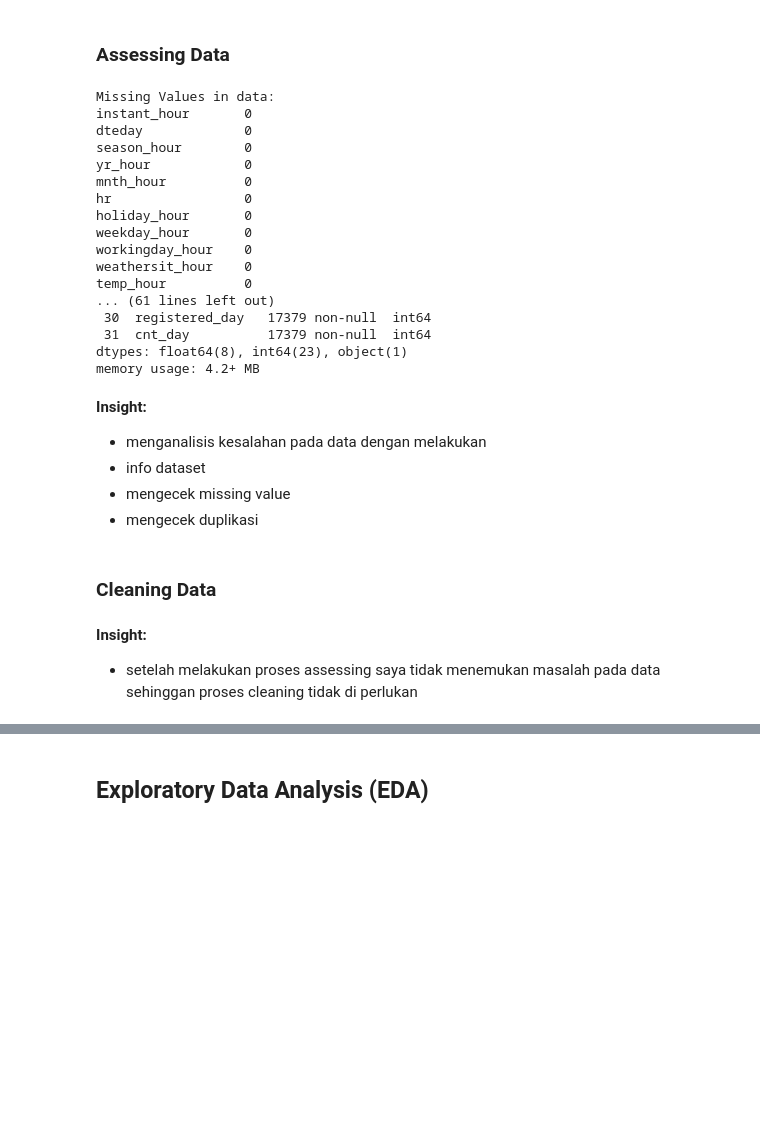
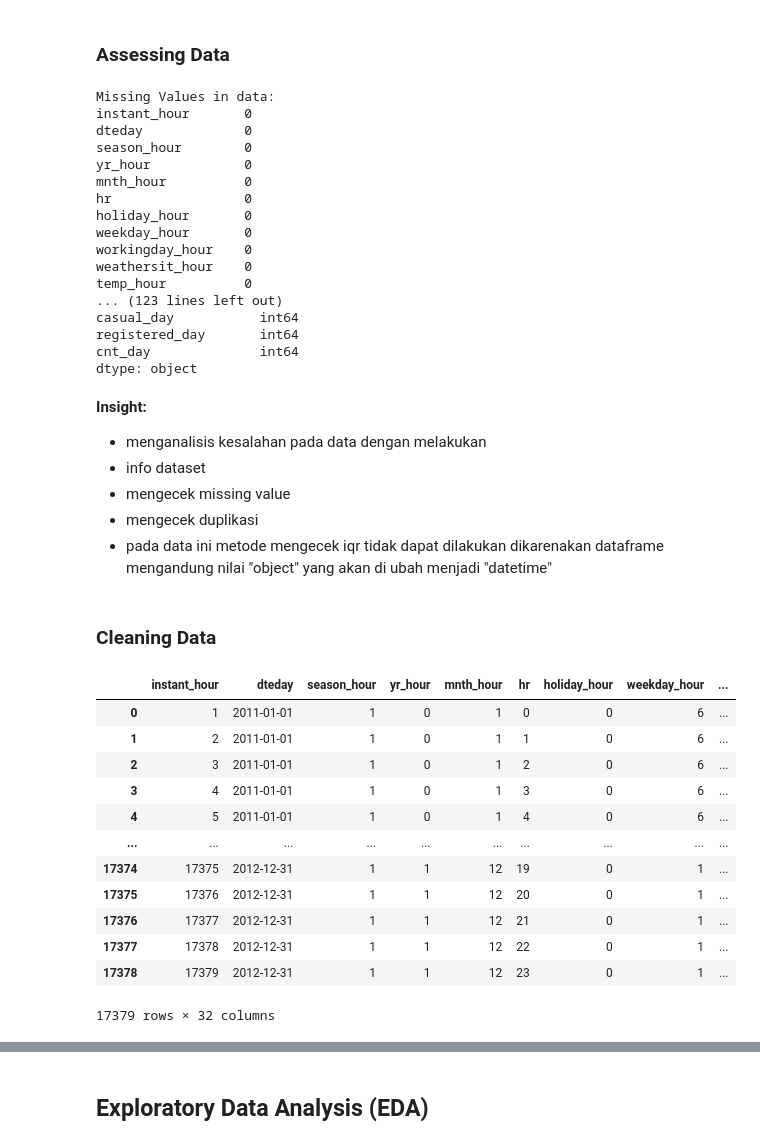
Before and after one commit to UndefinedE02/Bike-sharing-analisis, a Jupyter notebook: Proyek_Analisis_Data.ipynb, the cells around one changed output, grey strips where cells are left out. Drawn from its saved outputs; the diff is of its cells as text; code cells hidden in the pictures; blank space fills up the shorter version.

```diff
--- a/Proyek_Analisis_Data.ipynb
+++ b/Proyek_Analisis_Data.ipynb
@@ -40,8 +42,6 @@ data_gabungan = pd.merge(data_jam, data_hari, on='dteday', suffixes=('_hour', '_
 # %% [markdown]
 ### Assessing Data
 # %%
-
-
 # Cek missing values
 print("Missing Values in data:")
 print(data_gabungan.isna().sum())
@@ -51,8 +51,9 @@ print("\nJumlah duplikasi pada data", data_gabungan.duplicated().sum())
 
 # Cek menggunkan parameter statik
 print("\nInfo data")
-data_gabungan.head(5)
 data_gabungan.info()
+print(data_gabungan.head(5))
+print(data_gabungan.dtypes)
 # %% [output]
 Missing Values in data:
 instant_hour       0
@@ -66,19 +67,42 @@ weekday_hour       0
 workingday_hour    0
 weathersit_hour    0
 temp_hour          0
-... (61 lines left out)
- 30  registered_day   17379 non-null  int64
- 31  cnt_day          17379 non-null  int64
-dtypes: float64(8), int64(23), object(1)
-memory usage: 4.2+ MB
+... (123 lines left out)
+casual_day           int64
+registered_day       int64
+cnt_day              int64
+dtype: object
 # %% [markdown]
 **Insight:**
 - menganalisis kesalahan pada data dengan melakukan
 - info dataset
 - mengecek missing value
 - mengecek duplikasi
+- pada data ini metode mengecek iqr tidak dapat dilakukan dikarenakan dataframe mengandung nilai "object" yang akan di ubah menjadi "datetime"
 # %% [markdown]
 ### Cleaning Data
-# %% [markdown]
-**Insight:**
-- setelah melakukan proses assessing saya tidak menemukan masalah pada data sehinggan proses cleaning tidak di perlukan
+# %%
+# Mengisi missing value hanya untuk kolom numerik
+data_gabungan[data_gabungan.select_dtypes(include=['number']).columns] = \
+    data_gabungan.select_dtypes(include=['number']).apply(lambda x: x.fillna(x.mean()))
+
+# Mengisi missing value pada kolom datetime dengan interpolasi
+data_gabungan[data_gabungan.select_dtypes(include=['datetime']).columns] = \
+    data_gabungan.select_dtypes(include=['datetime']).apply(lambda x: x.interpolate())
+
+# menghapus duplikasi data
+data_gabungan.drop_duplicates()
+# %% [output]
+|  | instant_hour | dteday | season_hour | yr_hour | mnth_hour | hr | holiday_hour | weekday_hour | ... |
+| 0 | 1 | 2011-01-01 | 1 | 0 | 1 | 0 | 0 | 6 | ... |
+| 1 | 2 | 2011-01-01 | 1 | 0 | 1 | 1 | 0 | 6 | ... |
+| 2 | 3 | 2011-01-01 | 1 | 0 | 1 | 2 | 0 | 6 | ... |
+| 3 | 4 | 2011-01-01 | 1 | 0 | 1 | 3 | 0 | 6 | ... |
+| 4 | 5 | 2011-01-01 | 1 | 0 | 1 | 4 | 0 | 6 | ... |
+| ... | ... | ... | ... | ... | ... | ... | ... | ... | ... |
+| 17374 | 17375 | 2012-12-31 | 1 | 1 | 12 | 19 | 0 | 1 | ... |
+| 17375 | 17376 | 2012-12-31 | 1 | 1 | 12 | 20 | 0 | 1 | ... |
+| 17376 | 17377 | 2012-12-31 | 1 | 1 | 12 | 21 | 0 | 1 | ... |
+| 17377 | 17378 | 2012-12-31 | 1 | 1 | 12 | 22 | 0 | 1 | ... |
+| 17378 | 17379 | 2012-12-31 | 1 | 1 | 12 | 23 | 0 | 1 | ... |
+17379 rows × 32 columns
```
Also changed, not shown: parts of 28 cells of this notebook, 4 other files.
